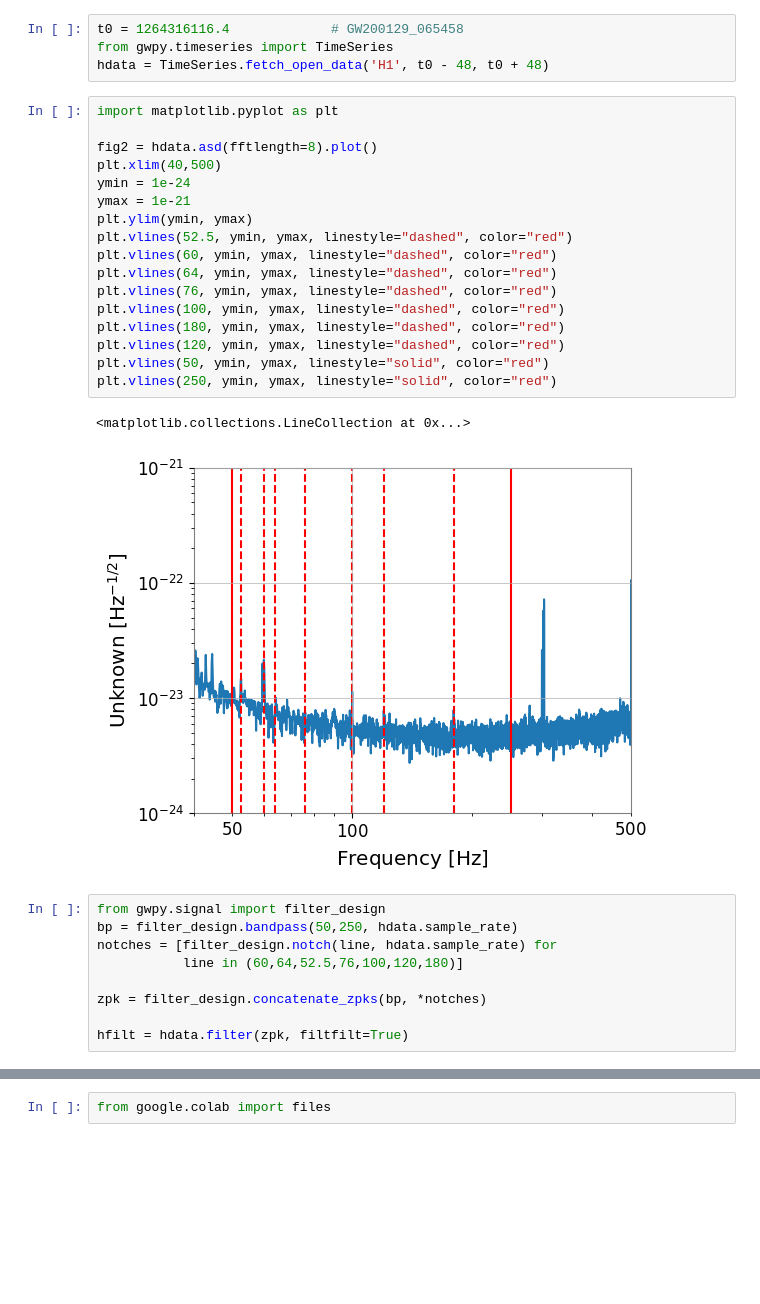
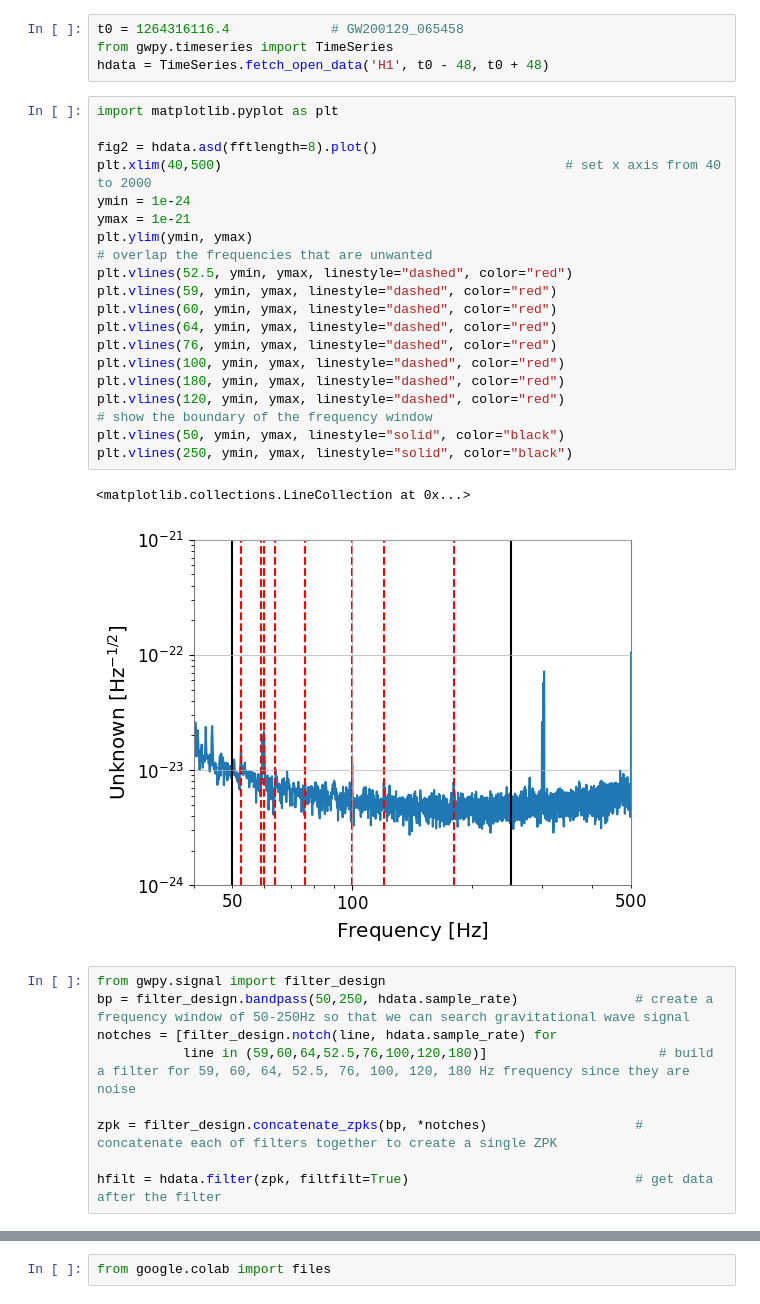
Before and after one commit to kAi3345/Astron, a Jupyter notebook: GravitationalWave/GravitationalWave.ipynb, the cells around one changed output, grey strips where cells are left out. Drawn from its saved outputs; the diff is of its cells as text; blank space fills up the shorter version.

```diff
--- a/GravitationalWave/GravitationalWave.ipynb
+++ b/GravitationalWave/GravitationalWave.ipynb
@@ -27,30 +27,33 @@ hdata = TimeSeries.fetch_open_data('H1', t0 - 48, t0 + 48)
 # %%
 import matplotlib.pyplot as plt
 
 fig2 = hdata.asd(fftlength=8).plot()
-plt.xlim(40,500)
+plt.xlim(40,500)                                            # set x axis from 40 to 2000
 ymin = 1e-24
 ymax = 1e-21
 plt.ylim(ymin, ymax)
+# overlap the frequencies that are unwanted
 plt.vlines(52.5, ymin, ymax, linestyle="dashed", color="red")
+plt.vlines(59, ymin, ymax, linestyle="dashed", color="red")
 plt.vlines(60, ymin, ymax, linestyle="dashed", color="red")
 plt.vlines(64, ymin, ymax, linestyle="dashed", color="red")
 plt.vlines(76, ymin, ymax, linestyle="dashed", color="red")
 plt.vlines(100, ymin, ymax, linestyle="dashed", color="red")
 plt.vlines(180, ymin, ymax, linestyle="dashed", color="red")
 plt.vlines(120, ymin, ymax, linestyle="dashed", color="red")
-plt.vlines(50, ymin, ymax, linestyle="solid", color="red")
-plt.vlines(250, ymin, ymax, linestyle="solid", color="red")
+# show the boundary of the frequency window
+plt.vlines(50, ymin, ymax, linestyle="solid", color="black")
+plt.vlines(250, ymin, ymax, linestyle="solid", color="black")
 # %% [output]
 <matplotlib.collections.LineCollection at 0x...>
-[figure, old version]
+[figure, new version]
 # %%
 from gwpy.signal import filter_design
-bp = filter_design.bandpass(50,250, hdata.sample_rate)
+bp = filter_design.bandpass(50,250, hdata.sample_rate)               # create a frequency window of 50-250Hz so that we can search gravitational wave signal
 notches = [filter_design.notch(line, hdata.sample_rate) for
-           line in (60,64,52.5,76,100,120,180)]
+           line in (59,60,64,52.5,76,100,120,180)]                      # build a filter for 59, 60, 64, 52.5, 76, 100, 120, 180 Hz frequency since they are noise
 
-zpk = filter_design.concatenate_zpks(bp, *notches)
+zpk = filter_design.concatenate_zpks(bp, *notches)                   # concatenate each of filters together to create a single ZPK
 
-hfilt = hdata.filter(zpk, filtfilt=True)
+hfilt = hdata.filter(zpk, filtfilt=True)                             # get data after the filter
 # %%
```
Also changed, not shown: parts of 24 cells of this notebook.
